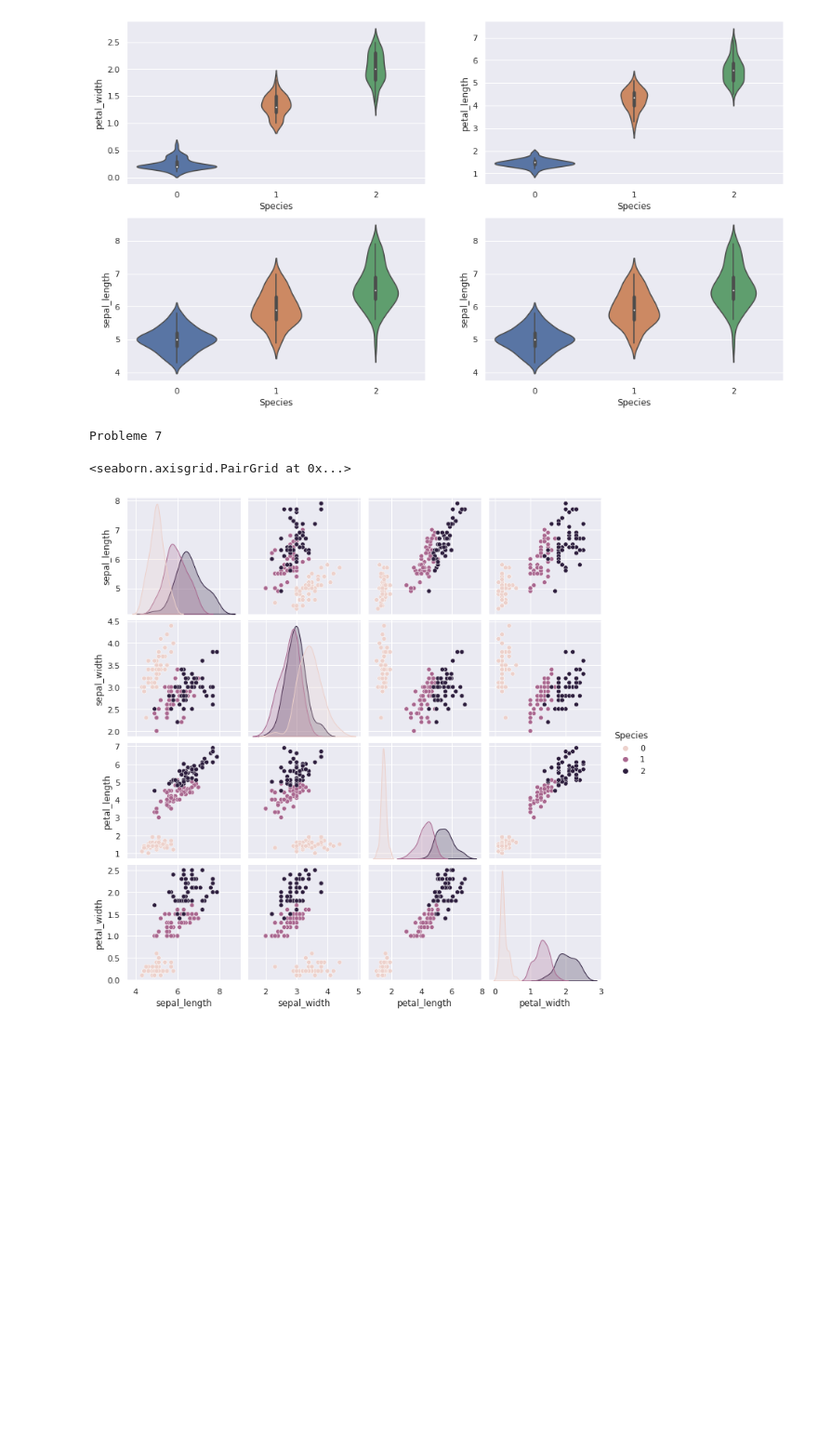
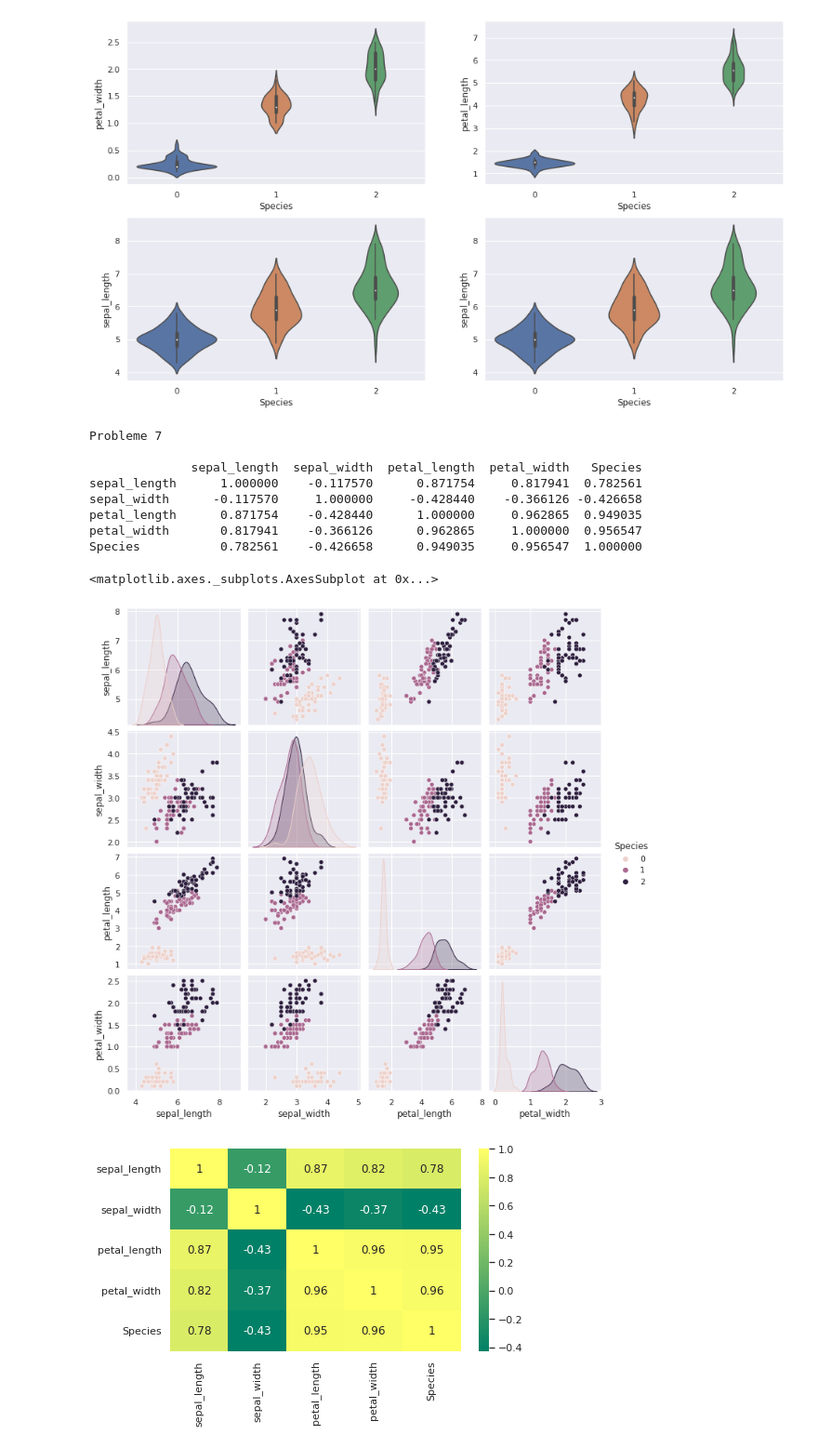
Before and after one commit to AngeMervaneJdev/ML_AI_1, a Jupyter notebook: iris.ipynb, the cells around one changed output. Shown at 93% size. Cells and saved outputs as stored; diff of their text form; code cells hidden in the pictures; blank space fills up the shorter version.

```diff
--- a/iris.ipynb
+++ b/iris.ipynb
@@ -159,7 +159,20 @@ Probleme 6
 # %%
 print("Probleme 7\n")
 sns.pairplot(df,hue="Species")
+
+print(df.corr())
+
+plt.figure(figsize=(7,4))
+sns.heatmap(df.corr(),annot=True,cmap='summer')
 # %% [output]
 Probleme 7
+
+              sepal_length  sepal_width  petal_length  petal_width   Species
+sepal_length      1.000000    -0.117570      0.871754     0.817941  0.782561
+sepal_width      -0.117570     1.000000     -0.428440    -0.366126 -0.426658
+petal_length      0.871754    -0.428440      1.000000     0.962865  0.949035
+petal_width       0.817941    -0.366126      0.962865     1.000000  0.956547
+Species           0.782561    -0.426658      0.949035     0.956547  1.000000
-<seaborn.axisgrid.PairGrid at 0x...>
+<matplotlib.axes._subplots.AxesSubplot at 0x...>
 [figure]
+[figure, added]
```
Also changed, not shown: parts of 1 cell of this notebook.
